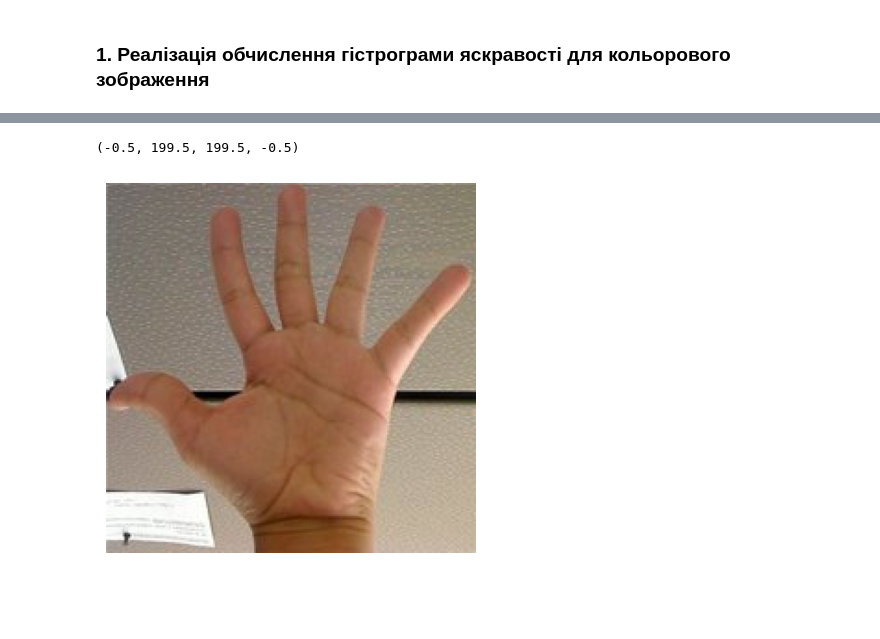
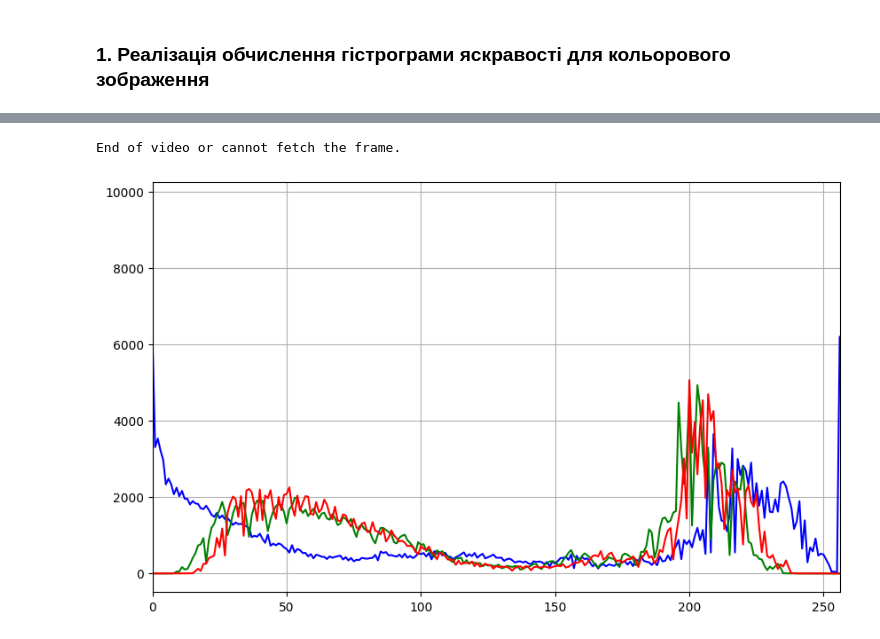
Before and after one commit to VladKutko/WKITB, a Jupyter notebook: lessons/lb3/lb3.ipynb, the cells around one changed output, grey strips where cells are left out. Cells and saved outputs as stored; diff of their text form; code cells hidden in the pictures; blank space fills up the shorter version.

```diff
--- a/lessons/lb3/lb3.ipynb
+++ b/lessons/lb3/lb3.ipynb
@@ -31,6 +49,38 @@ plt.show()
-# %%
-plt.imshow(cv.cvtColor(image, cv.COLOR_BGR2RGB))
-plt.axis('off')
-# %% [output]
-(-0.5, 199.5, 199.5, -0.5)
-[figure, removed]
+# %%
+video_path = "videos/video.mp4"
+cap = cv.VideoCapture(video_path)
+
+if not cap.isOpened():
+    print("Error: Could not open video.")
+    exit()
+
+all_sum_channels = [[] for _ in range(3)]
+
+while True:
+    ret, frame = cap.read()
+    if not ret:
+        print("End of video or cannot fetch the frame.")
+        break
+
+    channels = cv.split(frame)
+    for i in range(len(colors)):
+        all_sum_channels[0].append(cv.calcHist([channels[0]], [0], None, [histSize], histRange, accumulate=accumulate))
+        all_sum_channels[1].append(cv.calcHist([channels[1]], [0], None, [histSize], histRange, accumulate=accumulate))
+        all_sum_channels[2].append(cv.calcHist([channels[2]], [0], None, [histSize], histRange, accumulate=accumulate))
+
+    if cv.waitKey(0) & 0xFF == ord('q'):
+        break
+
+cap.release()
+cv.destroyAllWindows()
+
+plt.figure(figsize=(10,6))
+
+for i, color in enumerate(colors):
+    plt.plot(np.concatenate(all_sum_channels[i]), color=color, label=f"{channels_names[i]} Channel")
+plt.xlim([0, 256])
+plt.grid()
+plt.show()
+# %% [output]
+End of video or cannot fetch the frame.
+[figure, added]
```
Also changed, not shown: parts of 4 cells of this notebook, 1 other file.
